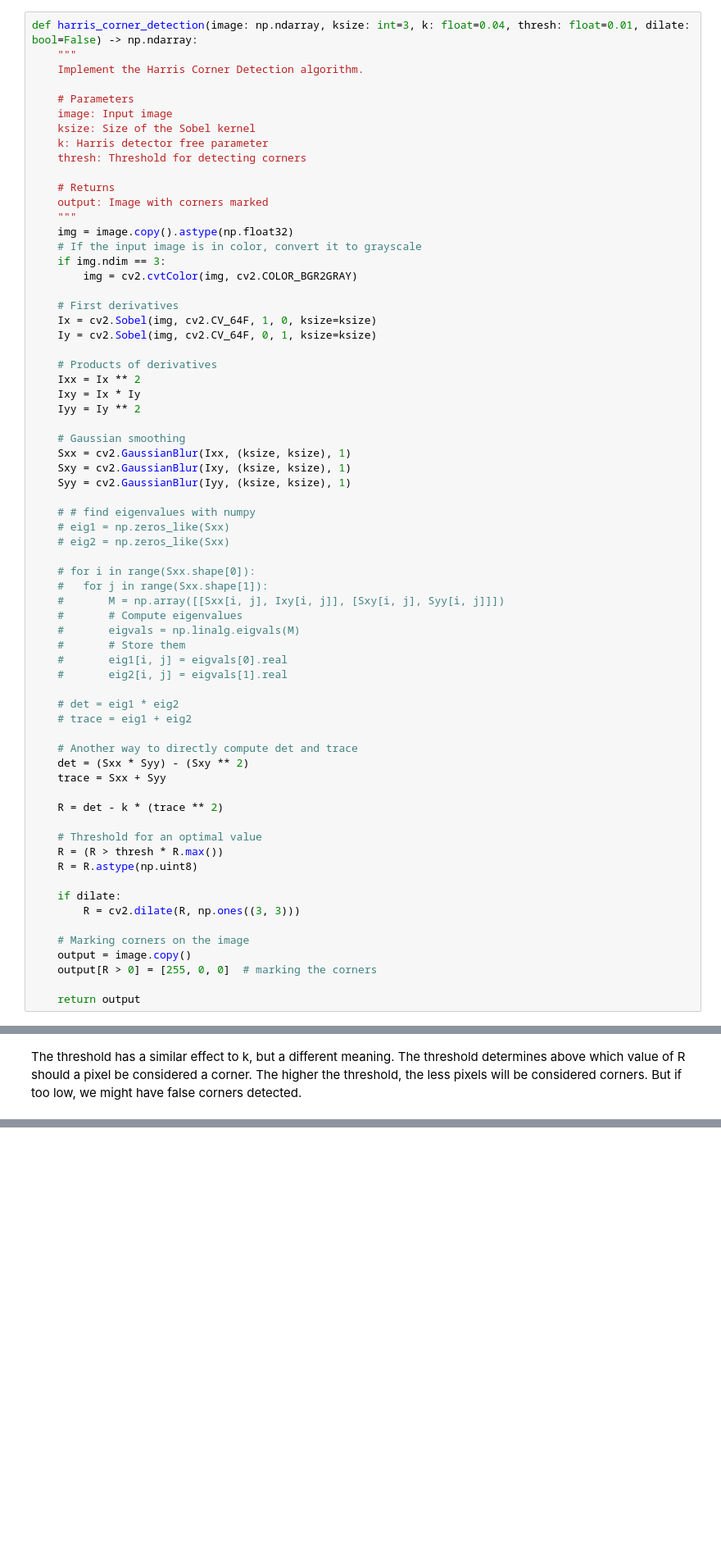
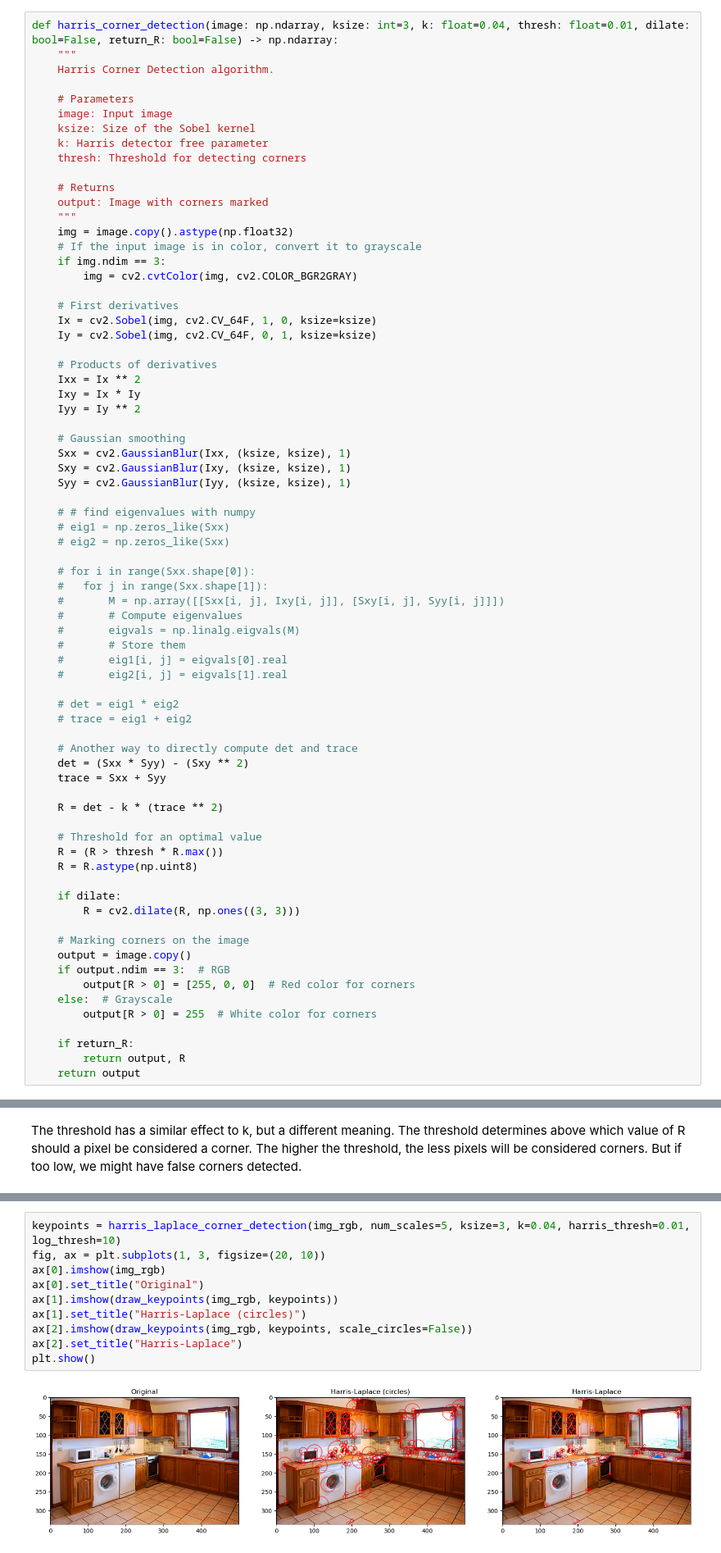
Before and after one commit to Pikurrot/cv-problems-uab, a Jupyter notebook: Lab 4/Practicum_Fondations_CV_Lab4.ipynb, the cells around one changed output, grey strips where cells are left out. Shown at 82% size. Saved outputs shown, nothing was run; the diff lists cells and outputs as text; blank space fills up the shorter version.

Commit message:
Define Harris-Laplace

```diff
--- a/Lab 4/Practicum_Fondations_CV_Lab4.ipynb
+++ b/Lab 4/Practicum_Fondations_CV_Lab4.ipynb
@@ -79,9 +79,9 @@ plt.imshow(img_rgb)
 # %% [markdown]
 #### Implementation of Harris corner detection
 # %%
-def harris_corner_detection(image: np.ndarray, ksize: int=3, k: float=0.04, thresh: float=0.01, dilate: bool=False) -> np.ndarray:
+def harris_corner_detection(image: np.ndarray, ksize: int=3, k: float=0.04, thresh: float=0.01, dilate: bool=False, return_R: bool=False) -> np.ndarray:
 	"""
-	Implement the Harris Corner Detection algorithm.
+	Harris Corner Detection algorithm.
 
 	# Parameters
 	image: Input image
@@ -142,8 +142,13 @@ def harris_corner_detection(image: np.ndarray, ksize: int=3, k: float=0.04, thre
 
 	# Marking corners on the image
 	output = image.copy()
-	output[R > 0] = [255, 0, 0]  # marking the corners
+	if output.ndim == 3:  # RGB
+		output[R > 0] = [255, 0, 0]  # Red color for corners
+	else:  # Grayscale
+		output[R > 0] = 255  # White color for corners
 
+	if return_R:
+		return output, R
 	return output
 # %%
 # Manual implementation
@@ -204,0 +292,12 @@ The threshold has a similar effect to k, but a different meaning. The threshold
+# %%
+keypoints = harris_laplace_corner_detection(img_rgb, num_scales=5, ksize=3, k=0.04, harris_thresh=0.01, log_thresh=10)
+fig, ax = plt.subplots(1, 3, figsize=(20, 10))
+ax[0].imshow(img_rgb)
+ax[0].set_title("Original")
+ax[1].imshow(draw_keypoints(img_rgb, keypoints))
+ax[1].set_title("Harris-Laplace (circles)")
+ax[2].imshow(draw_keypoints(img_rgb, keypoints, scale_circles=False))
+ax[2].set_title("Harris-Laplace")
+plt.show()
+# %% [output]
+[figure, added]
```
Also changed, not shown: parts of 4 cells of this notebook.
